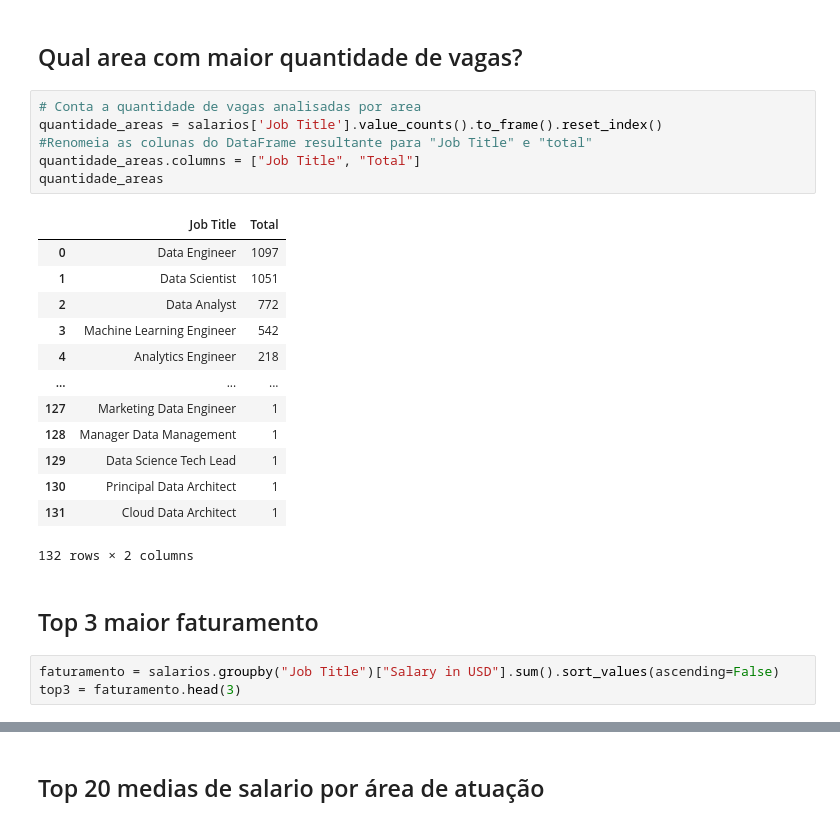
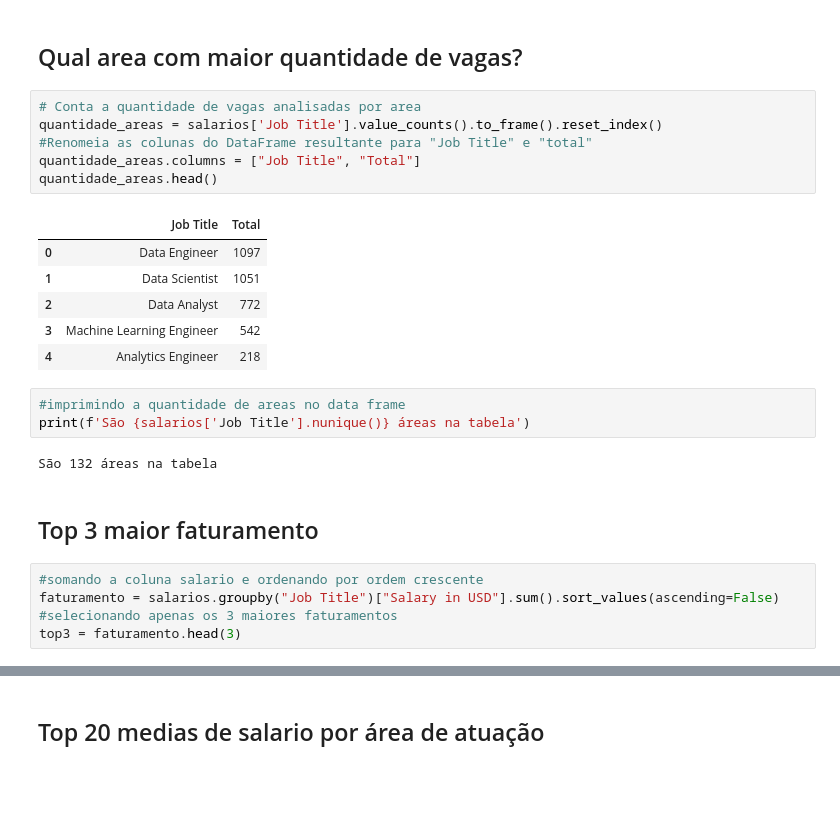
Before and after one commit to LiliamLtx/DataScience, a Jupyter notebook: salarios2024.ipynb, the cells around one changed output, grey strips where cells are left out. Drawn from its saved outputs; the diff is of its cells as text; blank space fills up the shorter version.

```diff
--- a/salarios2024.ipynb
+++ b/salarios2024.ipynb
@@ -168,26 +168,26 @@ plt.show()
 # %%
 # Conta a quantidade de vagas analisadas por area
 quantidade_areas = salarios['Job Title'].value_counts().to_frame().reset_index()
 #Renomeia as colunas do DataFrame resultante para "Job Title" e "total"
 quantidade_areas.columns = ["Job Title", "Total"]
-quantidade_areas
+quantidade_areas.head()
 # %% [output]
 |  | Job Title | Total |
 | 0 | Data Engineer | 1097 |
 | 1 | Data Scientist | 1051 |
 | 2 | Data Analyst | 772 |
 | 3 | Machine Learning Engineer | 542 |
 | 4 | Analytics Engineer | 218 |
-| ... | ... | ... |
-| 127 | Marketing Data Engineer | 1 |
-| 128 | Manager Data Management | 1 |
-| 129 | Data Science Tech Lead | 1 |
-| 130 | Principal Data Architect | 1 |
-| 131 | Cloud Data Architect | 1 |
-132 rows × 2 columns
+# %%
+#imprimindo a quantidade de areas no data frame
+print(f'São {salarios['Job Title'].nunique()} áreas na tabela')
+# %% [output]
+São 132 áreas na tabela
 # %% [markdown]
 ## Top 3 maior faturamento
 # %%
+#somando a coluna salario e ordenando por ordem crescente
 faturamento = salarios.groupby("Job Title")["Salary in USD"].sum().sort_values(ascending=False)
+#selecionando apenas os 3 maiores faturamentos
 top3 = faturamento.head(3)
 # %%
```
Also changed, not shown: parts of 3 cells of this notebook.
